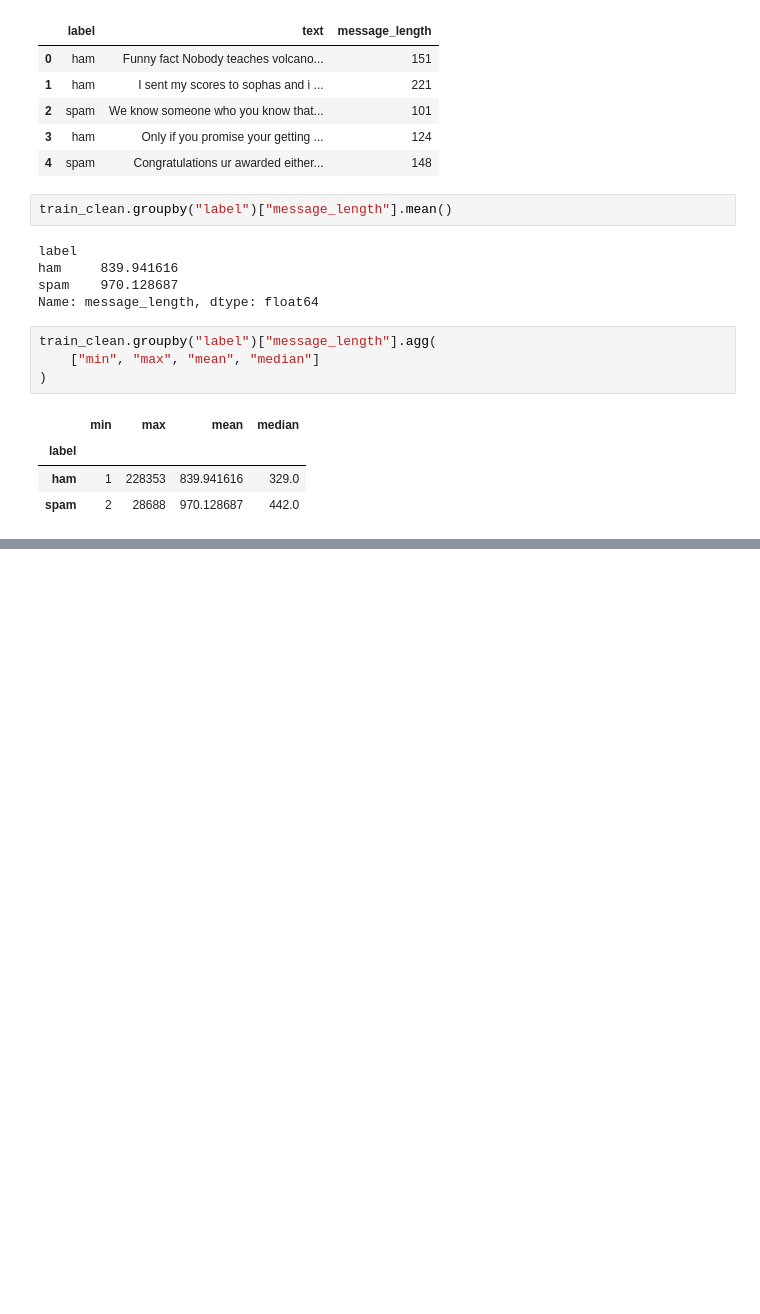
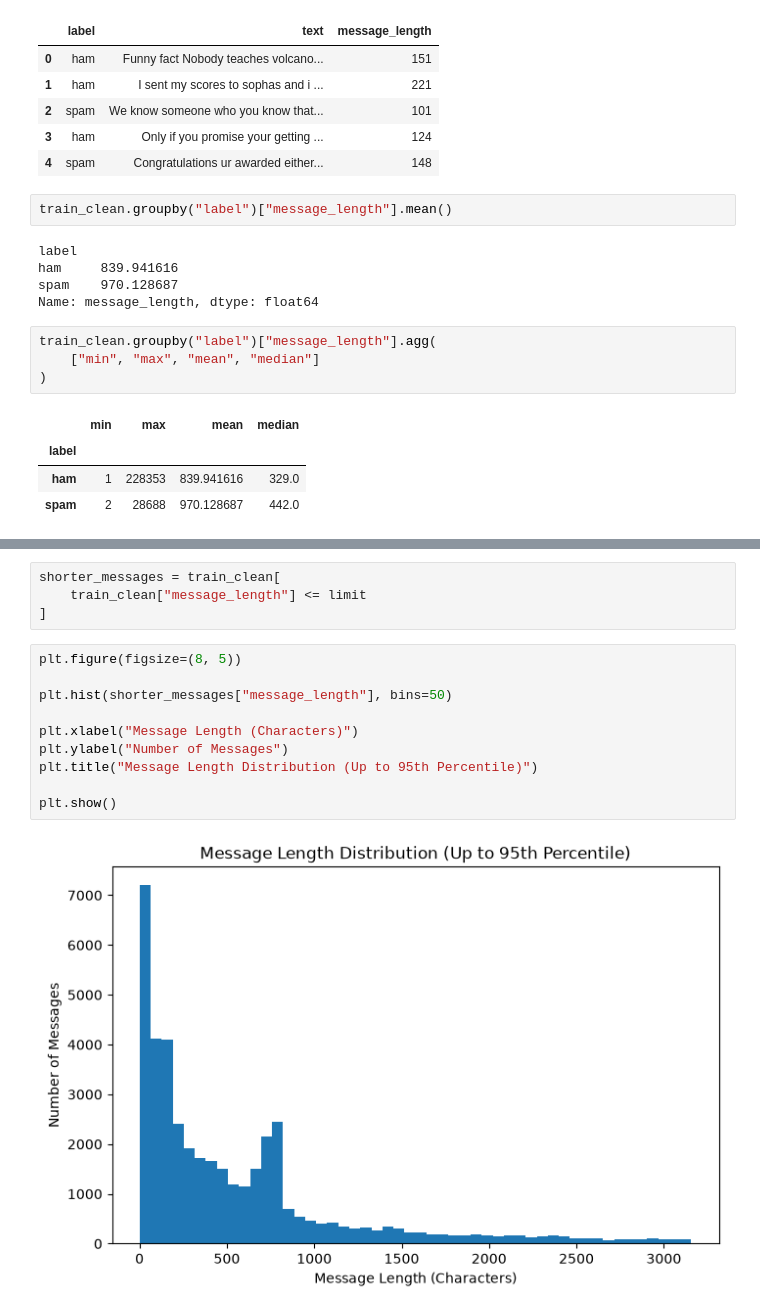
Before and after one commit to Ridwan805/spam-message-detection-ml, a Jupyter notebook: notebooks/spam_detection.ipynb, the cells around one changed output, grey strips where cells are left out. Cells and saved outputs as stored; diff of their text form; blank space fills up the shorter version.

```diff
--- a/notebooks/spam_detection.ipynb
+++ b/notebooks/spam_detection.ipynb
@@ -298,0 +356,16 @@ train_clean.groupby("label")["message_length"].agg(
+# %%
+shorter_messages = train_clean[
+    train_clean["message_length"] <= limit
+]
+# %%
+plt.figure(figsize=(8, 5))
+
+plt.hist(shorter_messages["message_length"], bins=50)
+
+plt.xlabel("Message Length (Characters)")
+plt.ylabel("Number of Messages")
+plt.title("Message Length Distribution (Up to 95th Percentile)")
+
+plt.show()
+# %% [output]
+[figure, added]
```
Also changed, not shown: parts of 11 cells of this notebook.
